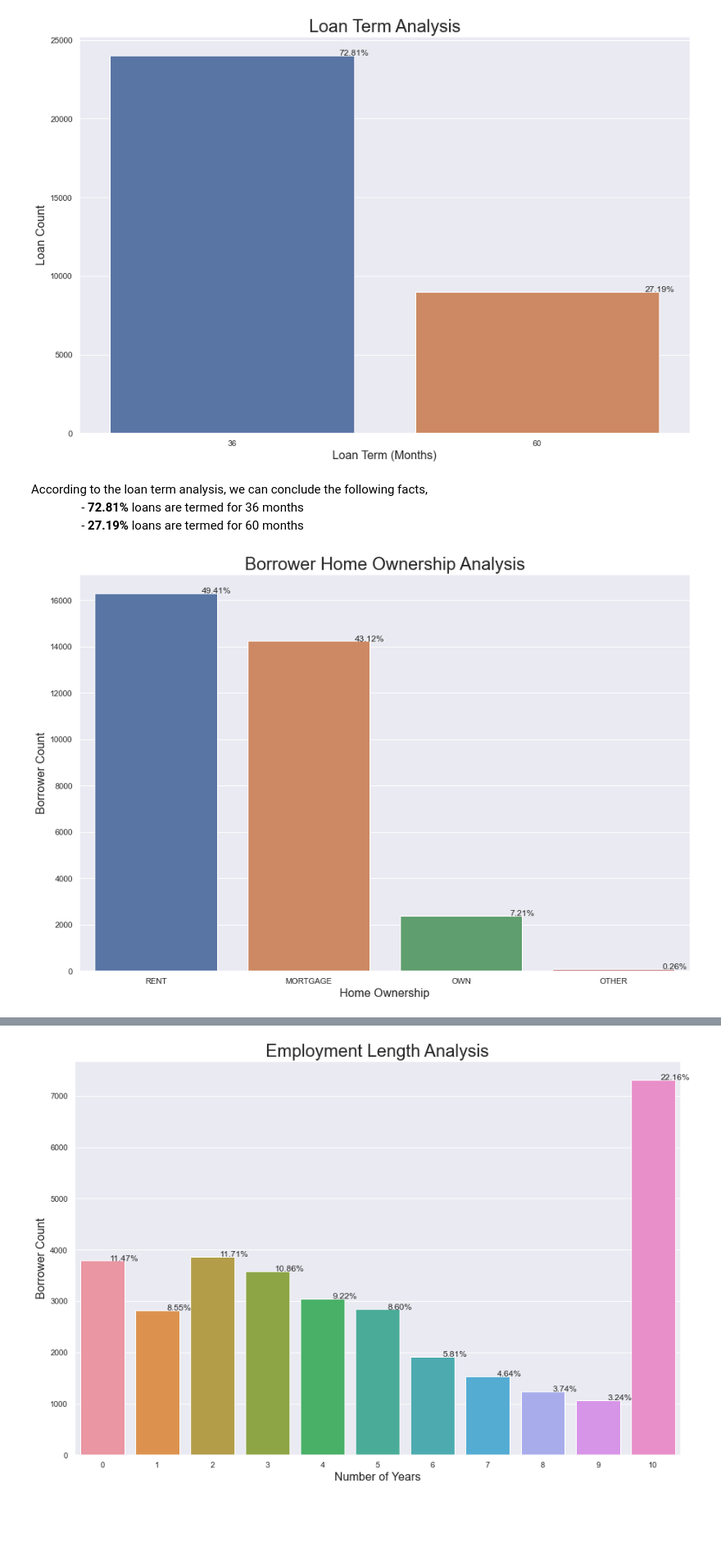
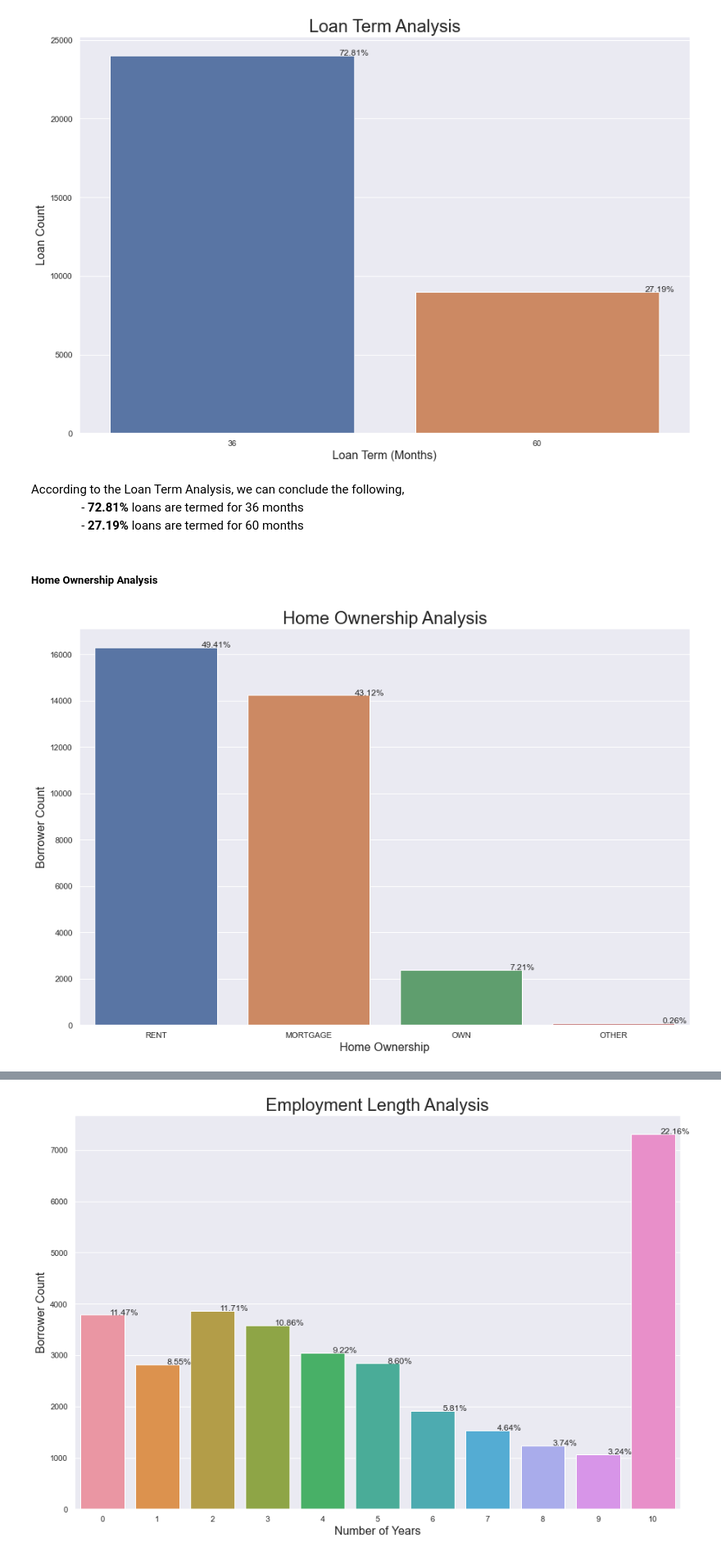
Before and after one commit to edwinttmm/LendingClubCaseStudy, a Jupyter notebook: LendingClubCaseStudySolution.ipynb, the cells around one changed output, grey strips where cells are left out. Shown at 82% size. Cells and saved outputs as stored; diff of their text form; code cells hidden in the pictures; blank space fills up the shorter version.

```diff
--- a/LendingClubCaseStudySolution.ipynb
+++ b/LendingClubCaseStudySolution.ipynb
@@ -512,11 +514,13 @@ univar_bar('term', 'Loan Term Analysis','Loan Term (Months)', 'Loan Count',15,10
 # %% [output]
 [figure]
 # %% [markdown]
-According to the loan term analysis, we can conclude the following facts,<br>
+According to the Loan Term Analysis, we can conclude the following,<br>
 &emsp;&emsp;&emsp;&emsp;- __72.81%__ loans are termed for 36 months<br>
 &emsp;&emsp;&emsp;&emsp;- __27.19%__ loans are termed for 60 months<br>
+# %% [markdown]
+#####  Home Ownership Analysis
 # %%
 # plotting borrower home ownership including percentage
-univar_bar('home_ownership', 'Borrower Home Ownership Analysis','Home Ownership', 'Borrower Count',15,10)
+univar_bar('home_ownership', 'Home Ownership Analysis','Home Ownership', 'Borrower Count',15,10)
 # %% [output]
-[figure, old version]
+[figure, new version]
```
Also changed, not shown: parts of 115 cells of this notebook.
